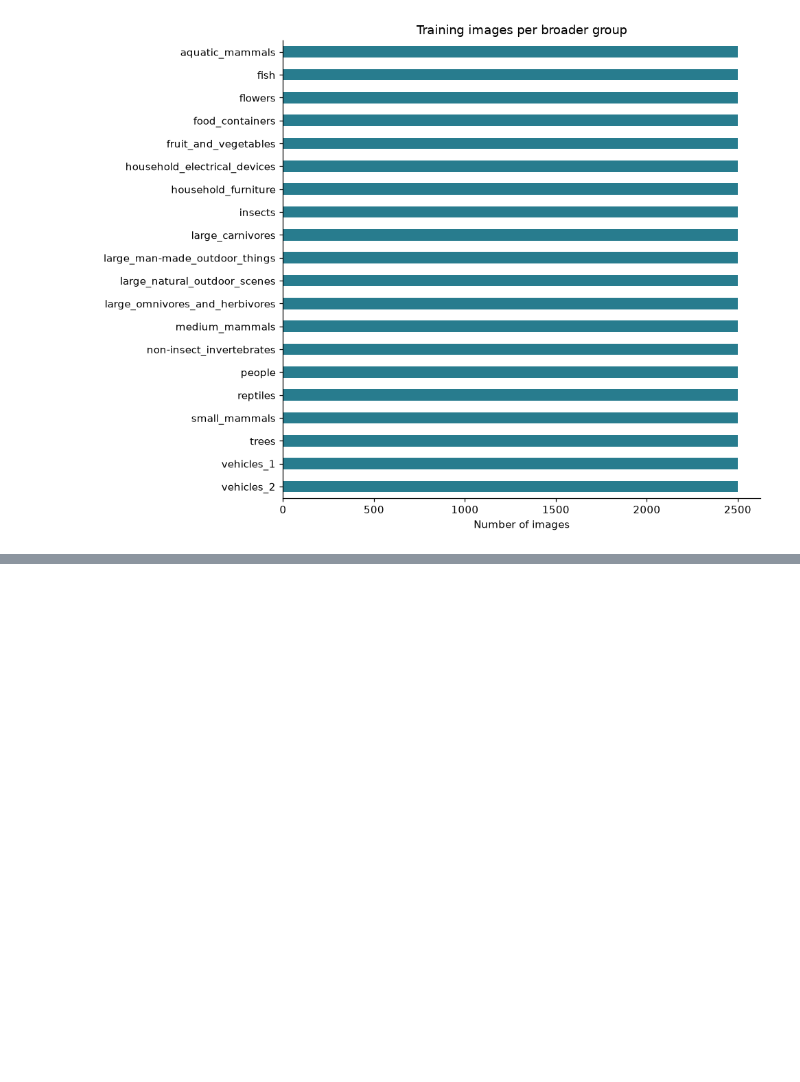
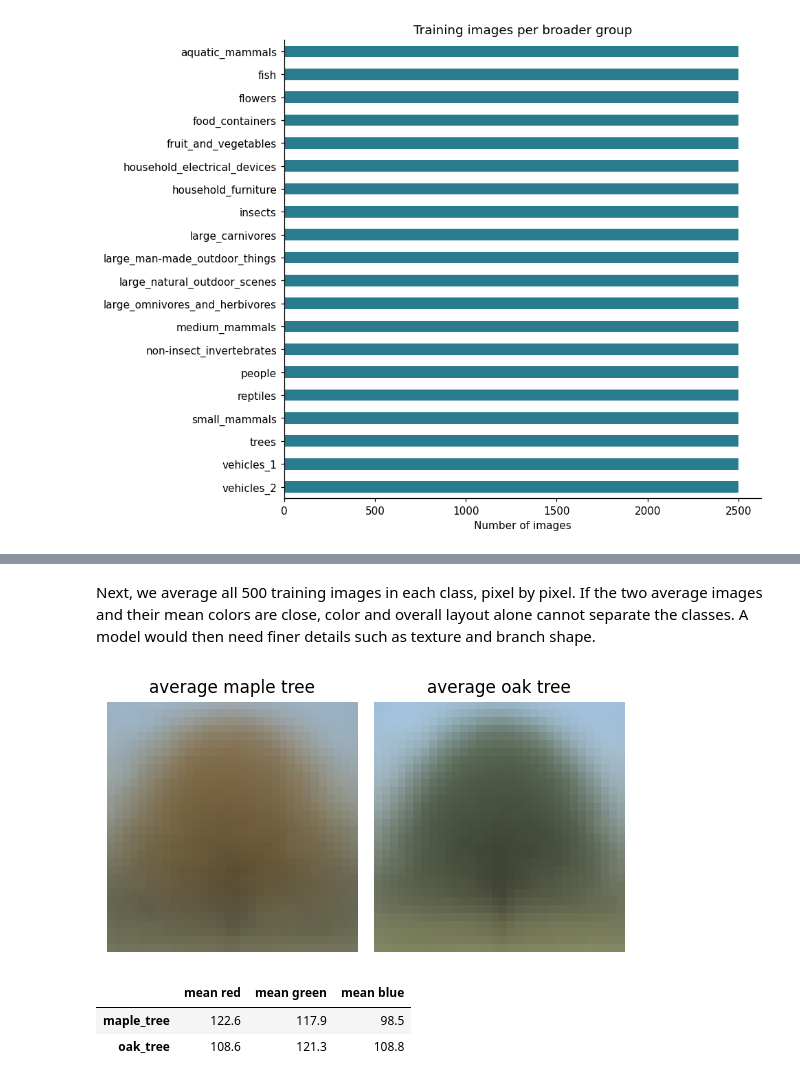
Before and after one commit to Catpockets/sdm-vision-reliability, a Jupyter notebook: notebooks/01_cifar100_eda.ipynb, the cells around one changed output, grey strips where cells are left out. Cells and saved outputs as stored; diff of their text form; code cells hidden in the pictures; blank space fills up the shorter version.

```diff
--- a/notebooks/01_cifar100_eda.ipynb
+++ b/notebooks/01_cifar100_eda.ipynb
@@ -178,0 +208,20 @@ plt.show()
+# %% [markdown]
+Next, we average all 500 training images in each class, pixel by pixel. If the two average images and their mean colors are close, color and overall layout alone cannot separate the classes. A model would then need finer details such as texture and branch shape.
+# %%
+fig, axes = plt.subplots(1, len(SIMILAR_CLASSES), figsize=(5, 2.8))
+mean_colors = {}
+for ax, name in zip(axes, SIMILAR_CLASSES):
+    class_images = images[labels["class"].to_numpy() == name]
+    ax.imshow(class_images.mean(axis=0).astype(np.uint8), interpolation="nearest")
+    ax.set_title(f"average {name.replace('_', ' ')}", fontsize=11)
+    ax.axis("off")
+    mean_colors[name] = class_images.reshape(-1, 3).mean(axis=0).round(1)
+plt.tight_layout()
+plt.show()
+
+pd.DataFrame(mean_colors, index=["mean red", "mean green", "mean blue"]).T
+# %% [output]
+[figure, added]
+|  | mean red | mean green | mean blue |
+| maple_tree | 122.6 | 117.9 | 98.5 |
+| oak_tree | 108.6 | 121.3 | 108.8 |
```
Also changed, not shown: parts of 9 cells of this notebook, 5 other files.
